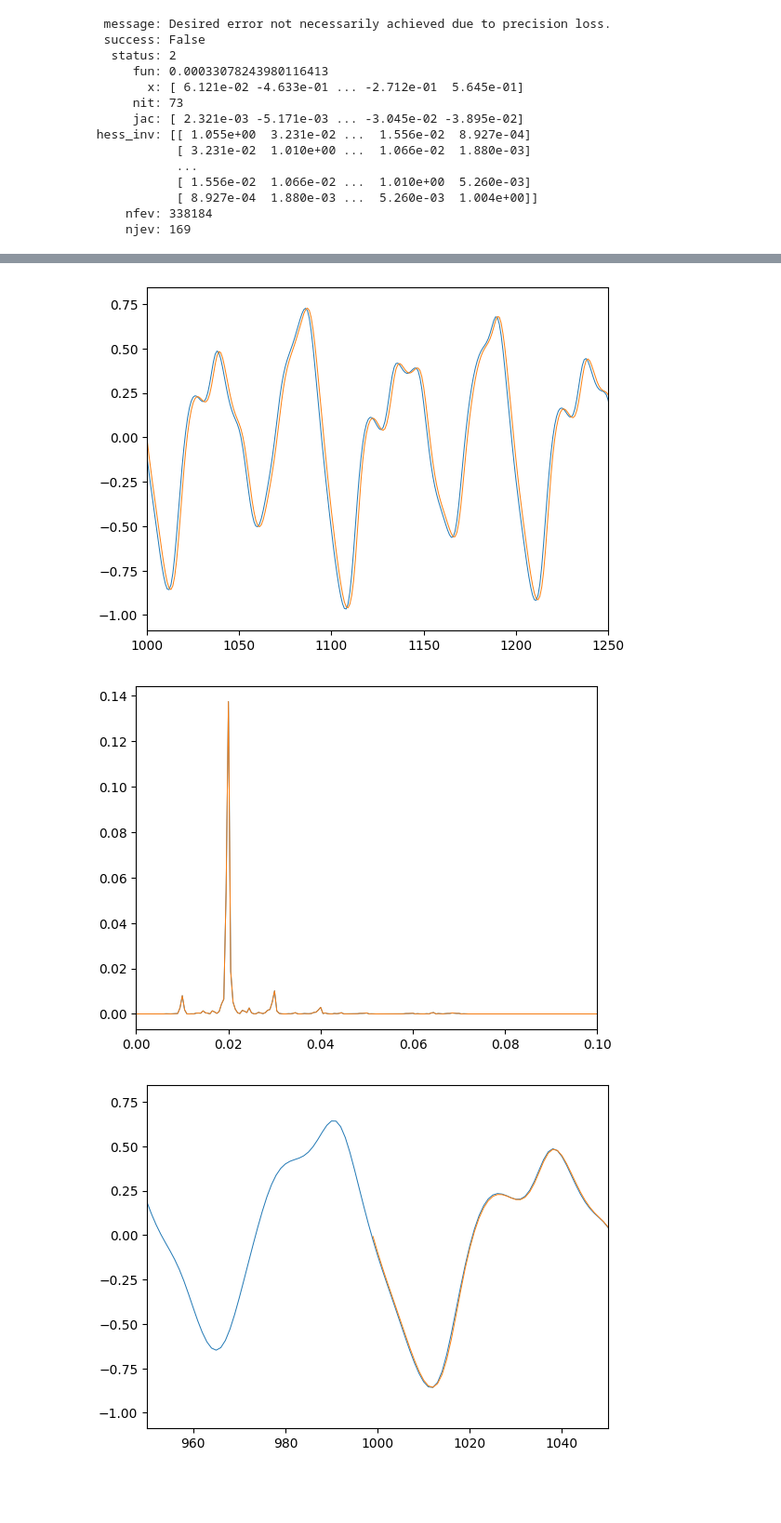
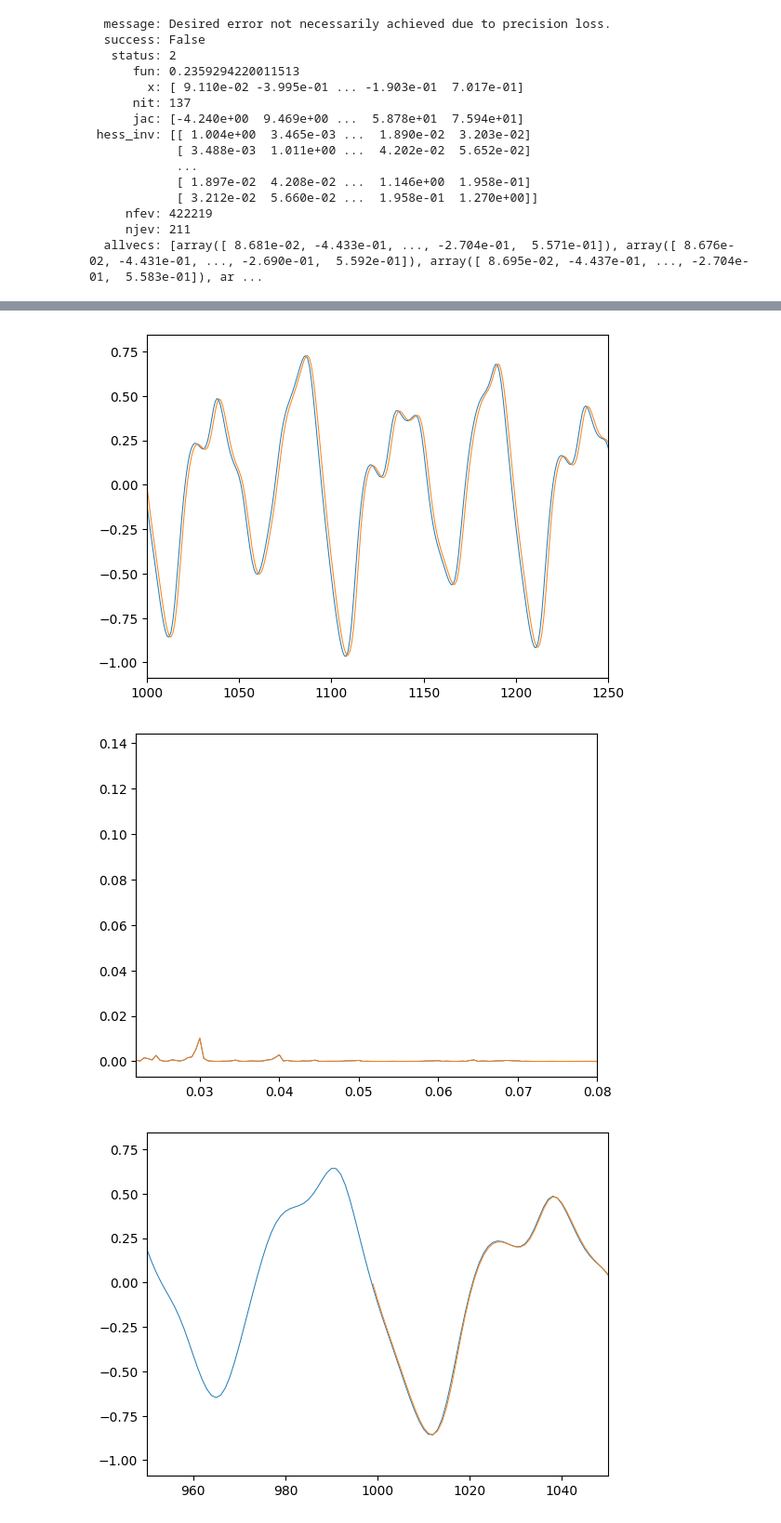
Before and after one commit to Learning-of-Dynamic-Processes/kernelngrcvolterra, a Jupyter notebook: mg_spec_dens.ipynb, the cells around one changed output, grey strips where cells are left out. Shown at 93% size. Drawn from its saved outputs; the diff is of its cells as text; code cells hidden in the pictures; blank space fills up the shorter version.

Commit message:
Commit with Mackey-Glass material added back in because decided to include MG simulations. MG simulations for Volterra only.

```diff
--- a/mg_spec_dens.ipynb
+++ b/mg_spec_dens.ipynb
@@ -54,59 +54,60 @@ for comb_id, comb in enumerate(product(ld_coef_range, tau_coef_range)):
         file.write(f"{comb_id}, {volt.optresult['fun']}, {ld_coef}, {tau_coef} \n")
 # %%
 ld_coef, tau_coef = 0.85, 0.7
-volt = VolterraCustomLoss(ld_coef, tau_coef, washout, nfeatures=None, loss_func="specdens", method="BFGS", seed=100, options={'gtol' : 1e-2})
+volt = VolterraCustomLoss(ld_coef, tau_coef, washout, nfeatures=None, loss_func="specdens", method="BFGS", seed=100, options={'gtol' : 1e-3, 'return_all' : True})
 volt.Train(train_in, train_teach)
 volt.optresult
 # %% [output]
   message: Desired error not necessarily achieved due to precision loss.
   success: False
    status: 2
-      fun: 0.00033078243980116413
-        x: [ 6.121e-02 -4.633e-01 ... -2.712e-01  5.645e-01]
-      nit: 73
-      jac: [ 2.321e-03 -5.171e-03 ... -3.045e-02 -3.895e-02]
- hess_inv: [[ 1.055e+00  3.231e-02 ...  1.556e-02  8.927e-04]
-            [ 3.231e-02  1.010e+00 ...  1.066e-02  1.880e-03]
+      fun: 0.2359294220011513
+        x: [ 9.110e-02 -3.995e-01 ... -1.903e-01  7.017e-01]
+      nit: 137
+      jac: [-4.240e+00  9.469e+00 ...  5.878e+01  7.594e+01]
+ hess_inv: [[ 1.004e+00  3.465e-03 ...  1.890e-02  3.203e-02]
+            [ 3.488e-03  1.011e+00 ...  4.202e-02  5.652e-02]
             ...
-            [ 1.556e-02  1.066e-02 ...  1.010e+00  5.260e-03]
-            [ 8.927e-04  1.880e-03 ...  5.260e-03  1.004e+00]]
-     nfev: 338184
-     njev: 169
+            [ 1.897e-02  4.208e-02 ...  1.146e+00  1.958e-01]
+            [ 3.212e-02  5.660e-02 ...  1.958e-01  1.270e+00]]
+     nfev: 422219
+     njev: 211
+  allvecs: [array([ 8.681e-02, -4.433e-01, ..., -2.704e-01,  5.571e-01]), array([ 8.676e-02, -4.431e-01, ..., -2.690e-01,  5.592e-01]), array([ 8.695e-02, -4.437e-01, ..., -2.704e-01,  5.583e-01]), ar ...
 # %%
 # Check training output
 
 flip = True
 
 Gram_train = volt.Gram[1000:, 1000:]
 if not flip:
     train_output = np.matmul(Gram_train, volt.alpha) + volt.alpha0
 if flip == True:
     volt.alpha = - volt.optresult['x'].reshape((volt.nfeatures, volt.ntargets), order="F")
     volt.alpha0 = np.mean(train_teach[1000:], axis=0) -  volt.alpha.T @ np.mean(Gram_train, axis=0)
     train_output = np.matmul(Gram_train, volt.alpha) + volt.alpha0
 
 plt.plot(volt.alpha, lw=0.7)
 plt.show()
 plt.close()
 
 x_space = np.arange(0, 3000, 1)
 plt.plot(x_space, train_teach, lw=0.7)
 plt.plot(x_space[1000:], train_output, lw=0.7)
 plt.xlim(left=1000, right=1250)
 plt.show()
 plt.close()
 
 freq_true, psd_true = periodogram(train_teach[:, 0][1000:], window="hann", scaling="spectrum")
 freq_pred, psd_pred = periodogram(train_output[:, 0], window="hann", scaling="spectrum")
 plt.plot(freq_true, psd_true, lw=0.7)
 plt.plot(freq_pred, psd_pred, lw=0.7)
-plt.xlim((0, 0.1))
+plt.xlim((0.022, 0.08))
 plt.show()
 plt.close()
 # %% [output]
 [figure]
 [figure]
-[figure, old version]
+[figure, new version]
 # %%
 # Check the spec dens error with the shift
 
```
Also changed, not shown: parts of 2 cells of this notebook, 22 other files.
